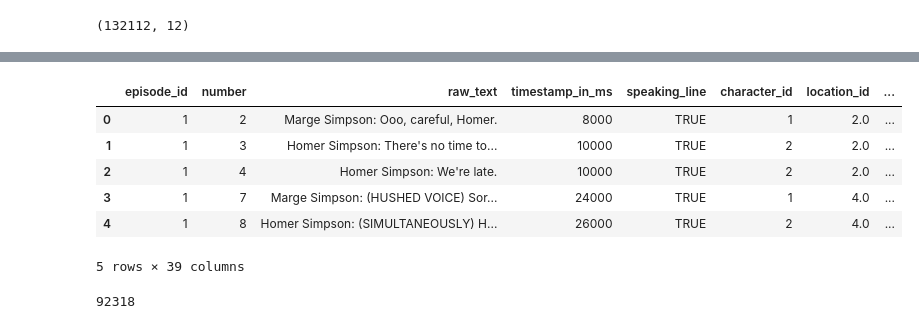
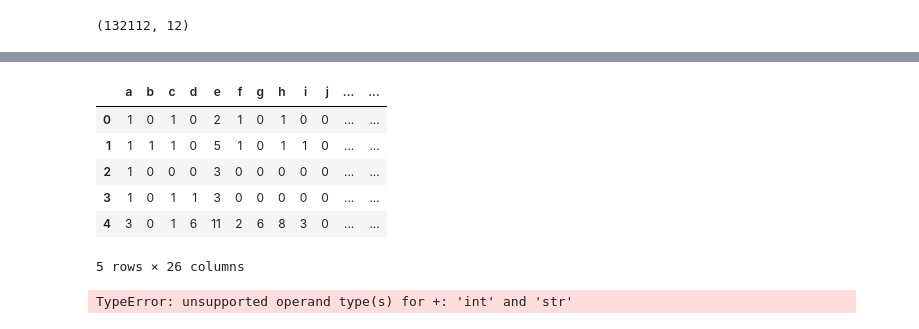
Before and after one commit to victoryk13/Simpsons, a Jupyter notebook: data/Simpsons_Letter_Count.ipynb, the cells around one changed output, grey strips where cells are left out. Cells and saved outputs as stored; diff of their text form; code cells hidden in the pictures.

```diff
--- a/data/Simpsons_Letter_Count.ipynb
+++ b/data/Simpsons_Letter_Count.ipynb
@@ -419,39 +435,44 @@ for index, row in lines.iterrows():
+# %%
+df = lines.iloc[:,13:(26+13)]
 # %%
-lines.head()
+df.head()
 # %% [output]
-|  | episode_id | number | raw_text | timestamp_in_ms | speaking_line | character_id | location_id | ... |
-| 0 | 1 | 2 | Marge Simpson: Ooo, careful, Homer. | 8000 | TRUE | 1 | 2.0 | ... |
-| 1 | 1 | 3 | Homer Simpson: There's no time to... | 10000 | TRUE | 2 | 2.0 | ... |
-| 2 | 1 | 4 | Homer Simpson: We're late. | 10000 | TRUE | 2 | 2.0 | ... |
-| 3 | 1 | 7 | Marge Simpson: (HUSHED VOICE) Sor... | 24000 | TRUE | 1 | 4.0 | ... |
-| 4 | 1 | 8 | Homer Simpson: (SIMULTANEOUSLY) H... | 26000 | TRUE | 2 | 4.0 | ... |
+|  | a | b | c | d | e | f | g | h | i | j | ... | ... |
+| 0 | 1 | 0 | 1 | 0 | 2 | 1 | 0 | 1 | 0 | 0 | ... | ... |
+| 1 | 1 | 1 | 1 | 0 | 5 | 1 | 0 | 1 | 1 | 0 | ... | ... |
+| 2 | 1 | 0 | 0 | 0 | 3 | 0 | 0 | 0 | 0 | 0 | ... | ... |
+| 3 | 1 | 0 | 1 | 1 | 3 | 0 | 0 | 0 | 0 | 0 | ... | ... |
+| 4 | 3 | 0 | 1 | 6 | 11 | 2 | 6 | 8 | 3 | 0 | ... | ... |
-5 rows × 39 columns
+5 rows × 26 columns
 # %%
-lines['a'].sum()
-lines['b'].sum()
-lines['c'].sum()
-lines['d'].sum()
-lines['e'].sum()
-lines['f'].sum()
-lines['g'].sum()
-lines['h'].sum()
-lines['i'].sum()
-lines['j'].sum()
-lines['k'].sum()
-lines['l'].sum()
-lines['m'].sum()
-lines['n'].sum()
-lines['o'].sum()
-lines['p'].sum()
-lines['q'].sum()
-lines['r'].sum()
-lines['s'].sum()
-lines['t'].sum()
-lines['u'].sum()
-lines['v'].sum()
-lines['w'].sum()
-lines['x'].sum()
-lines['y'].sum()
-lines['z'].sum()
+dataDict = {
+
+'a': lines['a'].sum(),
+'b': lines['b'].sum(),
+'c': lines['c'].sum(),
+'d': lines['d'].sum(),
+'e': lines['e'].sum(),
+'f': lines['f'].sum(),
+'g': lines['g'].sum(),
+'h': lines['h'].sum(),
+'i': lines['i'].sum(),
+'j': lines['j'].sum(),
+'k': lines['k'].sum(),
+'l': lines['l'].sum(),
+'m': lines['m'].sum(),
+'n': lines['n'].sum(),
+'o': lines['o'].sum(),
+'p': lines['p'].sum(),
+'q': lines['q'].sum(),
+'r': lines['r'].sum(),
+'s': lines['s'].sum(),
+'t': lines['t'].sum(),
+'u': lines['u'].sum(),
+'v': lines['v'].sum(),
+'w': lines['w'].sum(),
+'x': lines['x'].sum(),
+'y': lines['y'].sum(),
+'z': lines['z'].sum()
+}
 # %% [output]
-92318
+TypeError: unsupported operand type(s) for +: 'int' and 'str'
```
Also changed, not shown: parts of 4 cells of this notebook, 1 other file.
